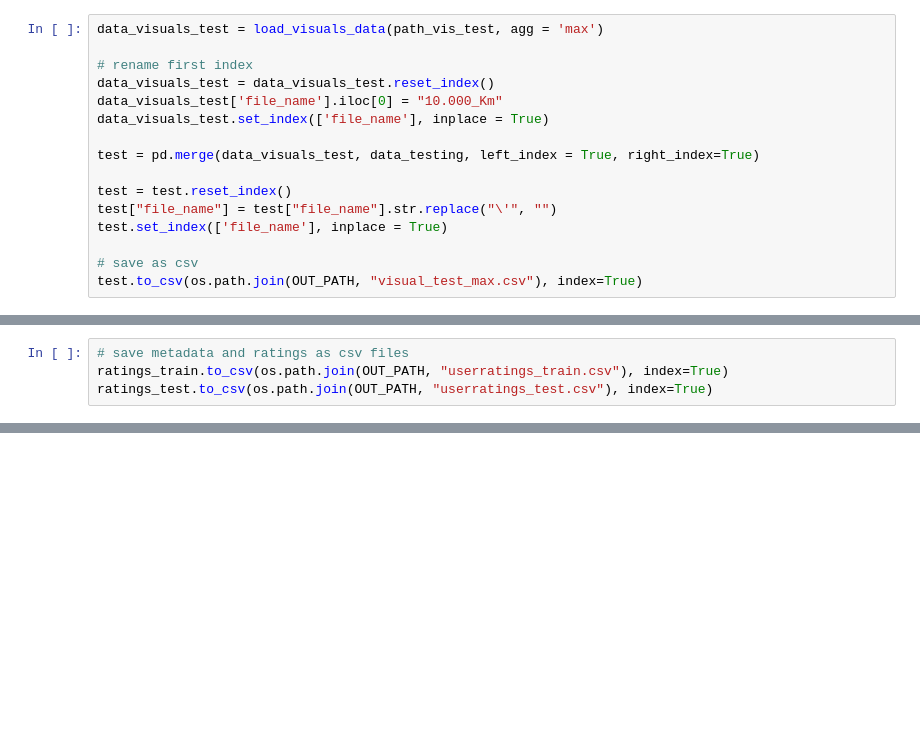
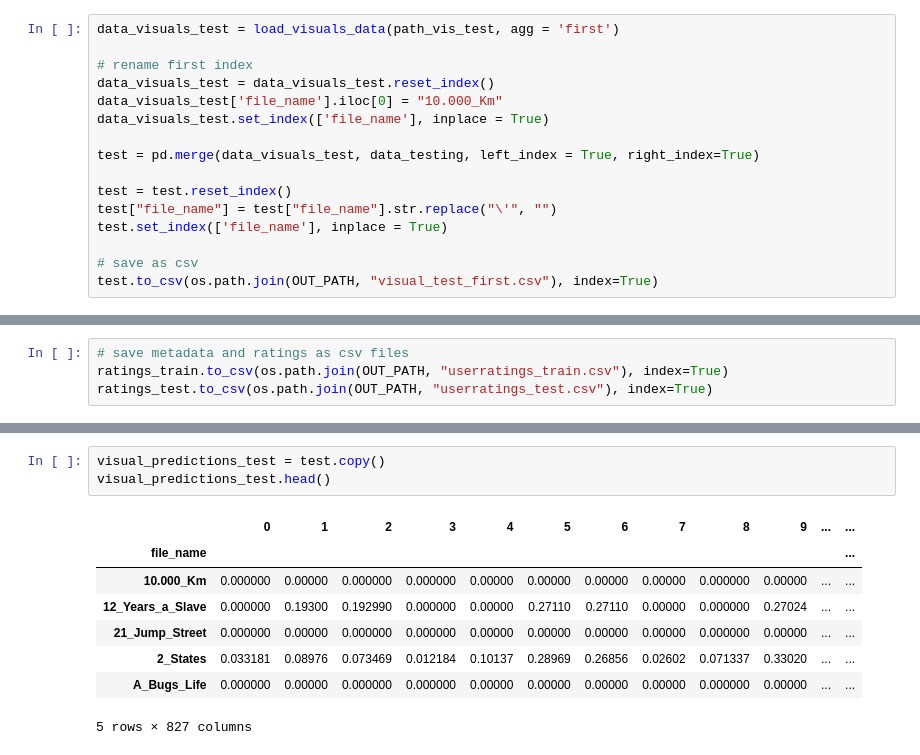
Before and after one commit to mrpip/ExperimentDesign_ex2_CoE, a Jupyter notebook: Visuals.ipynb, the cells around one changed output, grey strips where cells are left out. Cells and saved outputs as stored; diff of their text form; blank space fills up the shorter version.

```diff
--- a/Visuals.ipynb
+++ b/Visuals.ipynb
@@ -1149,5 +1145,5 @@ train.to_csv(os.path.join(OUT_PATH, "visual_training_max.csv"), index=True)
 # %%
-data_visuals_test = load_visuals_data(path_vis_test, agg = 'max')
+data_visuals_test = load_visuals_data(path_vis_test, agg = 'first')
 
 # rename first index
 data_visuals_test = data_visuals_test.reset_index()
@@ -1161,4 +1157,4 @@ test["file_name"] = test["file_name"].str.replace("\'", "")
 test.set_index(['file_name'], inplace = True)
 
 # save as csv
-test.to_csv(os.path.join(OUT_PATH, "visual_test_max.csv"), index=True)
+test.to_csv(os.path.join(OUT_PATH, "visual_test_first.csv"), index=True)
@@ -1265,0 +1320,12 @@ ratings_test.to_csv(os.path.join(OUT_PATH, "userratings_test.csv"), index=True)
+# %%
+visual_predictions_test = test.copy()
+visual_predictions_test.head()
+# %% [output]
+|  | 0 | 1 | 2 | 3 | 4 | 5 | 6 | 7 | 8 | 9 | ... | ... |
+| file_name |  |  |  |  |  |  |  |  |  |  |  | ... |
+| 10.000_Km | 0.000000 | 0.00000 | 0.000000 | 0.000000 | 0.00000 | 0.00000 | 0.00000 | 0.00000 | 0.000000 | 0.00000 | ... | ... |
+| 12_Years_a_Slave | 0.000000 | 0.19300 | 0.192990 | 0.000000 | 0.00000 | 0.27110 | 0.27110 | 0.00000 | 0.000000 | 0.27024 | ... | ... |
+| 21_Jump_Street | 0.000000 | 0.00000 | 0.000000 | 0.000000 | 0.00000 | 0.00000 | 0.00000 | 0.00000 | 0.000000 | 0.00000 | ... | ... |
+| 2_States | 0.033181 | 0.08976 | 0.073469 | 0.012184 | 0.10137 | 0.28969 | 0.26856 | 0.02602 | 0.071337 | 0.33020 | ... | ... |
+| A_Bugs_Life | 0.000000 | 0.00000 | 0.000000 | 0.000000 | 0.00000 | 0.00000 | 0.00000 | 0.00000 | 0.000000 | 0.00000 | ... | ... |
+5 rows × 827 columns
```
Also changed, not shown: parts of 49 cells of this notebook, 9 other files.
